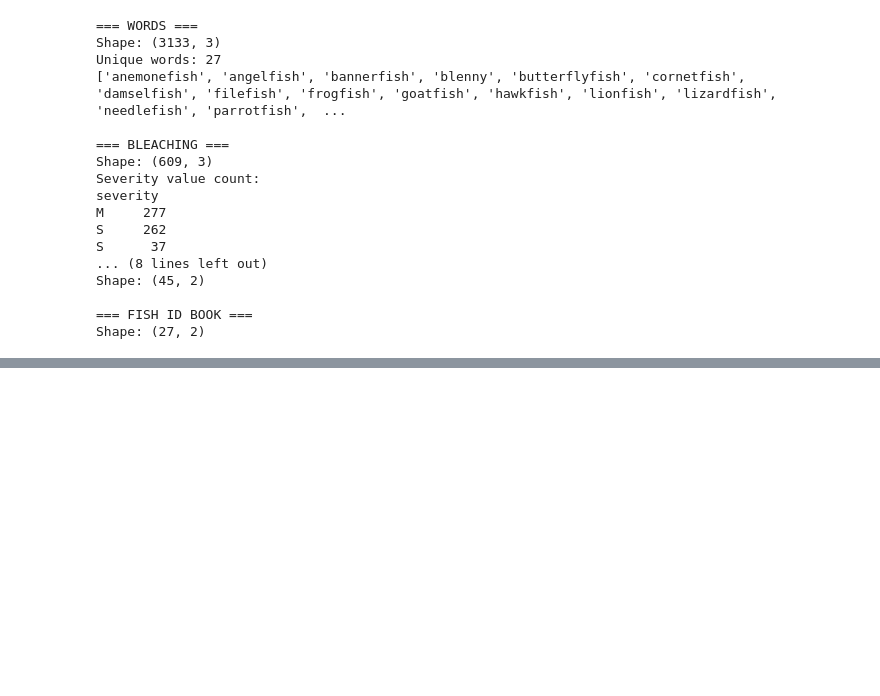
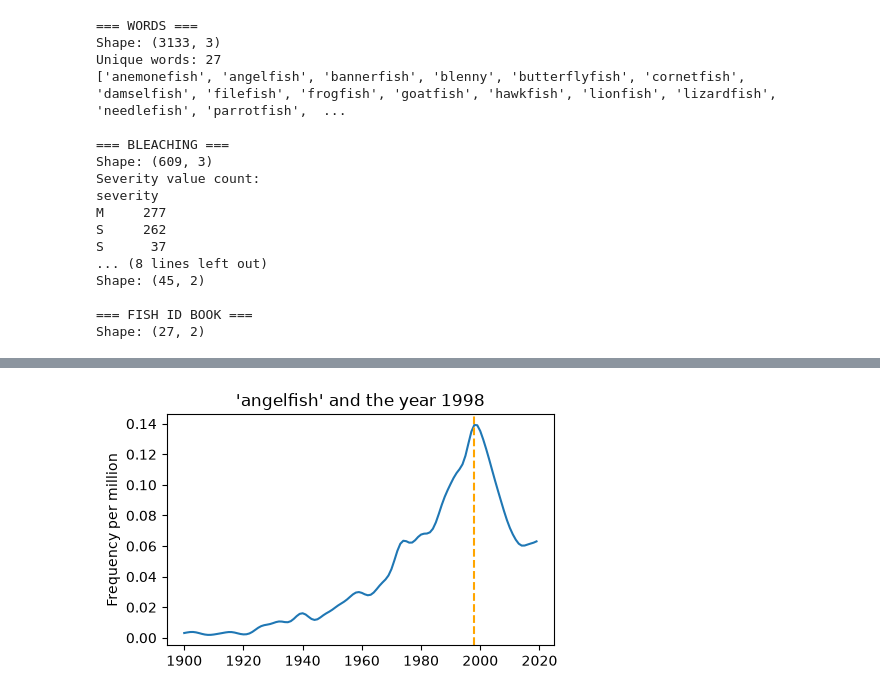
Before and after one commit to dakshita01/data-science-portfolio, a Jupyter notebook: 09-coral-conundrum/notebook/coral_conundrum.ipynb, the cells around one changed output, grey strips where cells are left out. Cells and saved outputs as stored; diff of their text form; code cells hidden in the pictures; blank space fills up the shorter version.

```diff
--- a/09-coral-conundrum/notebook/coral_conundrum.ipynb
+++ b/09-coral-conundrum/notebook/coral_conundrum.ipynb
@@ -78,0 +102,4 @@ Shape: (27, 2)
+# %%
+plot_word_trend('angelfish')
+# %% [output]
+[figure, added]
```
Also changed, not shown: parts of 4 cells of this notebook.
